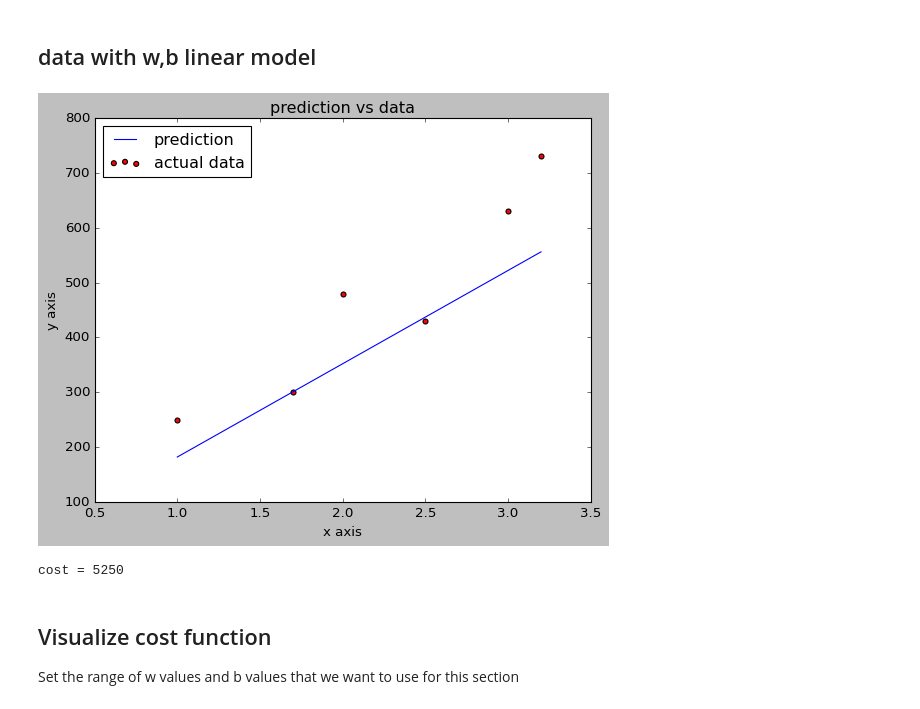
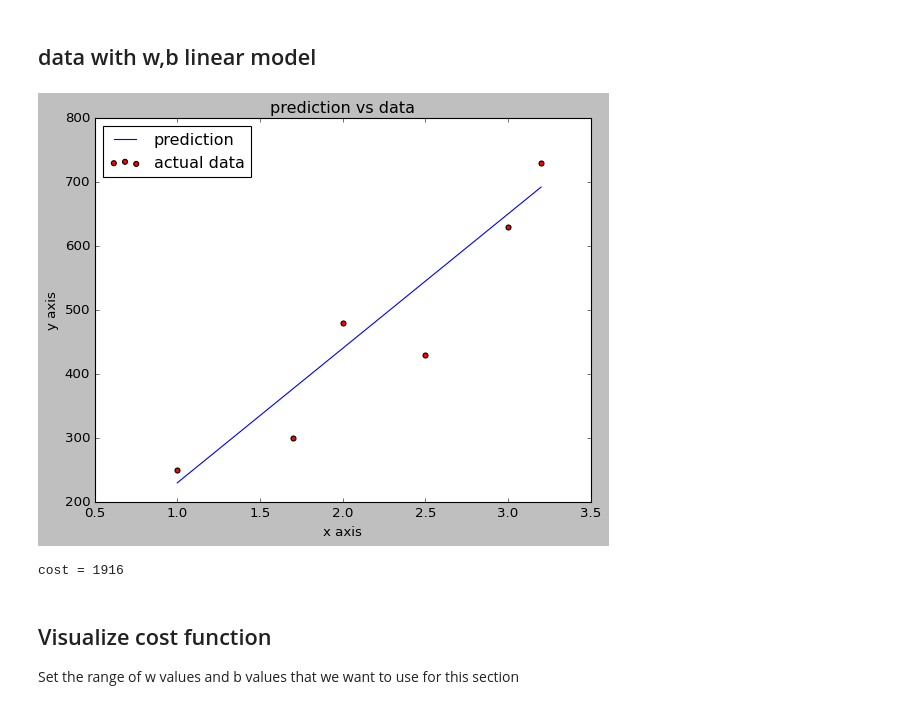
Before and after one commit to acnard/dl-ai-machine-learning, a Jupyter notebook: gradient_descent.ipynb, the cells around one changed output. Cells and saved outputs as stored; diff of their text form; code cells hidden in the pictures.

```diff
--- a/gradient_descent.ipynb
+++ b/gradient_descent.ipynb
@@ -96,17 +96,17 @@ plot_datapoints(x_train, y_train)
 ## data with w,b linear model
 # %%
 ## pick some values for the model parameters
-w_fixed = 170
-b_fixed = 12
+w_fixed = 210
+b_fixed = 20
 
 plot_linear_model(x_train,y_train, w_fixed, b_fixed)
 
 ## and let's compute the cost of this w,b model
 c = compute_cost(x_train, y_train, w_fixed, b_fixed)    # compute its cost
 print(f"cost = {round(c)}")
 # %% [output]
-[figure, old version]
+[figure, new version]
-cost = 5250
+cost = 1916
 # %% [markdown]
 ## Visualize cost function
 
```
Also changed, not shown: parts of 3 cells of this notebook, 1 other file.
